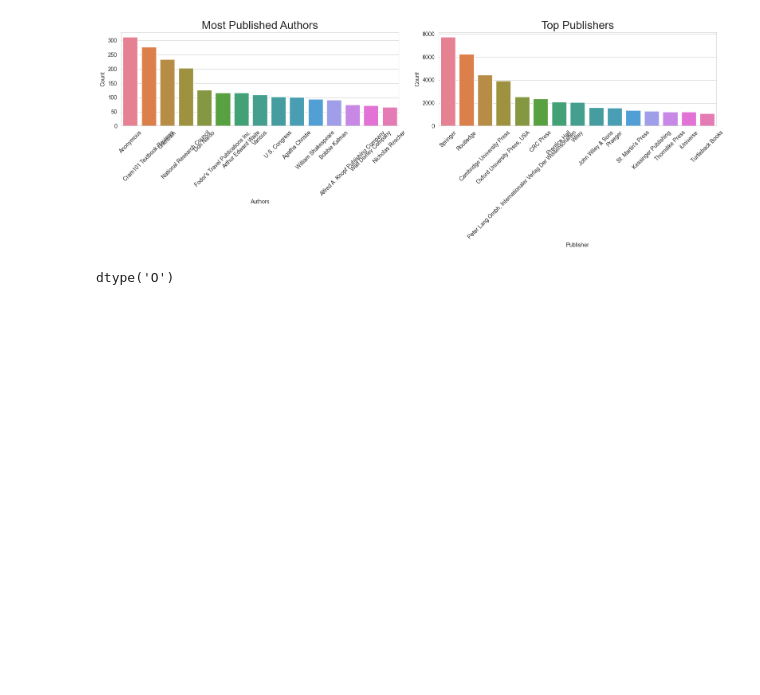
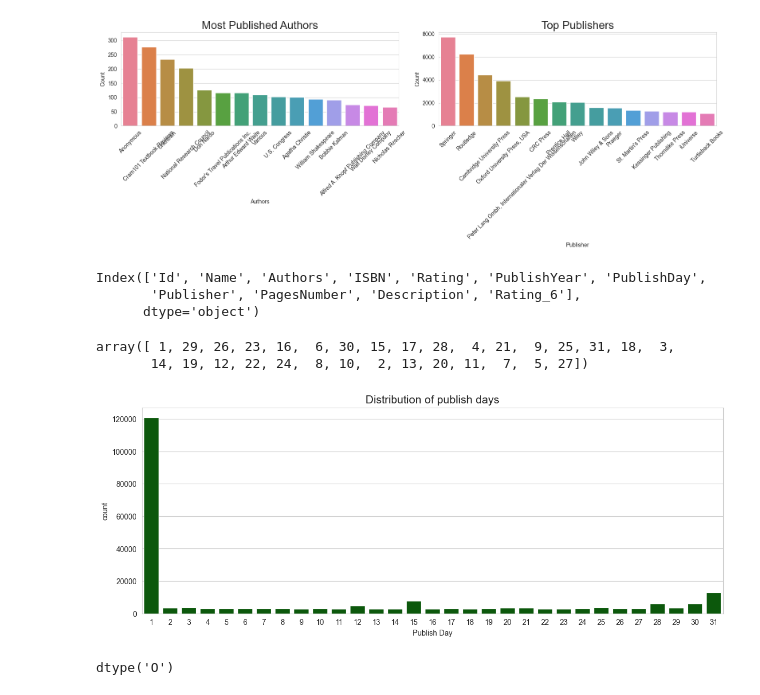
Before and after one commit to Fatemenamdar20/Book_recommendation_sy, a Jupyter notebook: book.ipynb, the cells around one changed output. Cells and saved outputs as stored; diff of their text form; code cells hidden in the pictures; blank space fills up the shorter version.

```diff
--- a/book.ipynb
+++ b/book.ipynb
@@ -323,3 +323,14 @@ ax2.set_title('Top Publishers', size=20)
 plt.tight_layout()
 # %% [output]
 [figure]
+# %%
+df.columns
+# %% [output]
+Index(['Id', 'Name', 'Authors', 'ISBN', 'Rating', 'PublishYear', 'PublishDay',
+       'Publisher', 'PagesNumber', 'Description', 'Rating_6'],
+      dtype='object')
+# %%
+df["PublishDay"].unique()
+# %% [output]
+array([ 1, 29, 26, 23, 16,  6, 30, 15, 17, 28,  4, 21,  9, 25, 31, 18,  3,
+       14, 19, 12, 22, 24,  8, 10,  2, 13, 20, 11,  7,  5, 27])
@@ -325,0 +339,9 @@ plt.tight_layout()
+# %%
+day_count = df["PublishDay"].value_counts()
+plt.figure(figsize=(14,5))
+sns.barplot(day_count, color= "darkgreen")
+plt.title("Distribution of publish days", size=15)
+plt.xlabel("Publish Day", size=10)
+plt.show()
+# %% [output]
+[figure, added]
```
Also changed, not shown: parts of 3 cells of this notebook.
